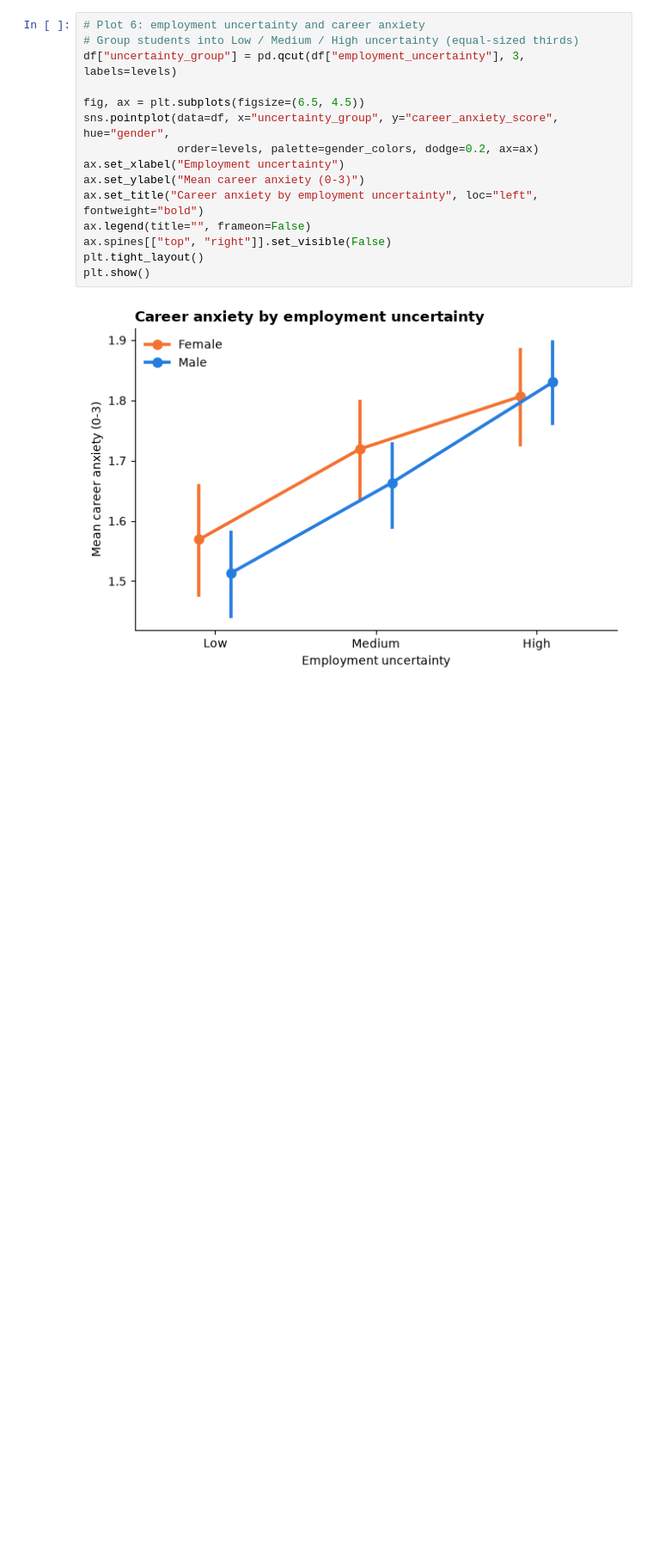
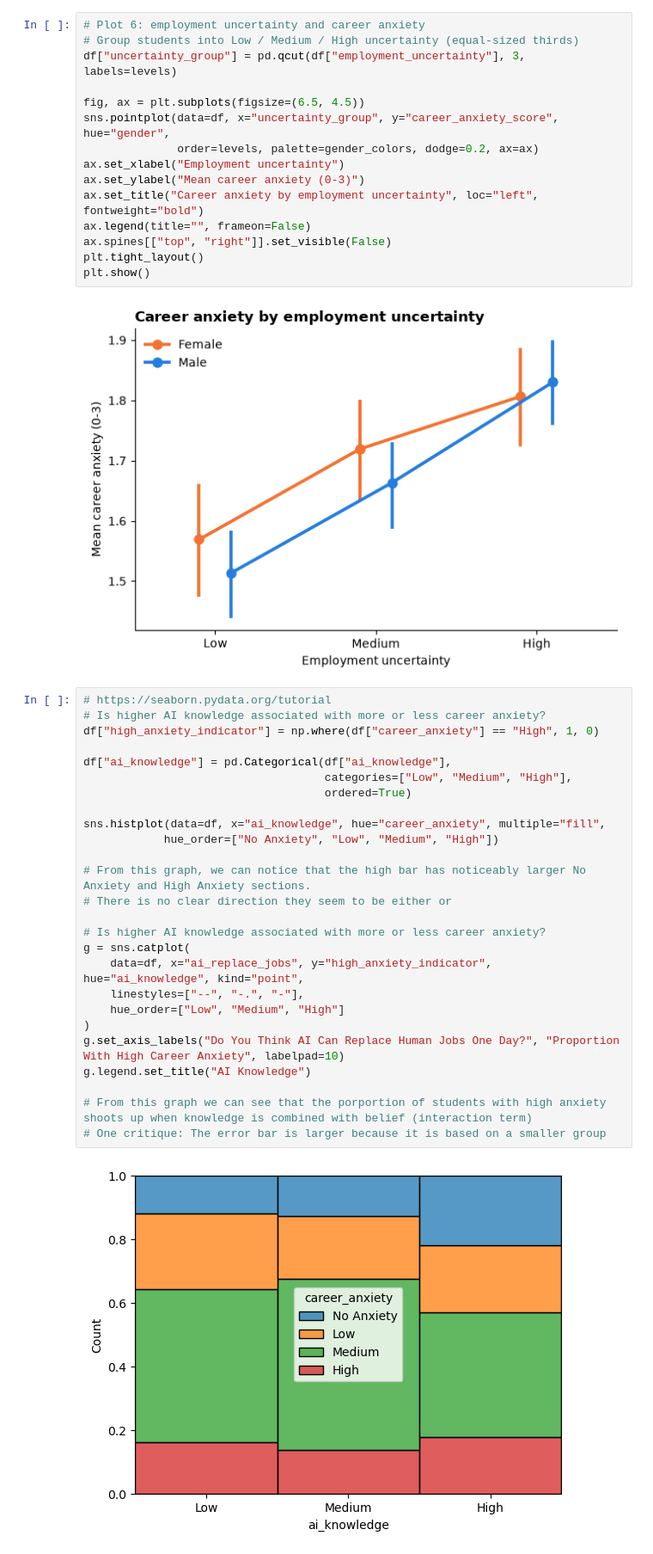
Before and after one commit to ekassz/DataScienceFinalProject, a Jupyter notebook: data_visualization.ipynb, the cells around one changed output. Shown at 86% size. Drawn from its saved outputs; the diff is of its cells as text; blank space fills up the shorter version.

Commit message:
Added visualization to file

```diff
--- a/data_visualization.ipynb
+++ b/data_visualization.ipynb
@@ -359,3 +359,31 @@ plt.tight_layout()
 plt.show()
 # %% [output]
 [figure]
+# %%
+# https://seaborn.pydata.org/tutorial
+# Is higher AI knowledge associated with more or less career anxiety?
+df["high_anxiety_indicator"] = np.where(df["career_anxiety"] == "High", 1, 0)
+
+df["ai_knowledge"] = pd.Categorical(df["ai_knowledge"],
+                                    categories=["Low", "Medium", "High"],
+                                    ordered=True)
+
+sns.histplot(data=df, x="ai_knowledge", hue="career_anxiety", multiple="fill",
+            hue_order=["No Anxiety", "Low", "Medium", "High"])
+
+# From this graph, we can notice that the high bar has noticeably larger No Anxiety and High Anxiety sections.
+# There is no clear direction they seem to be either or
+
+# Is higher AI knowledge associated with more or less career anxiety?
+g = sns.catplot(
+    data=df, x="ai_replace_jobs", y="high_anxiety_indicator", hue="ai_knowledge", kind="point",
+    linestyles=["--", "-.", "-"],
+    hue_order=["Low", "Medium", "High"]
+)
+g.set_axis_labels("Do You Think AI Can Replace Human Jobs One Day?", "Proportion With High Career Anxiety", labelpad=10)
+g.legend.set_title("AI Knowledge")
+
+# From this graph we can see that the porportion of students with high anxiety shoots up when knowledge is combined with belief (interaction term)
+# One critique: The error bar is larger because it is based on a smaller group
+# %% [output]
+[figure, added]
```
Also changed, not shown: parts of 2 cells of this notebook.
